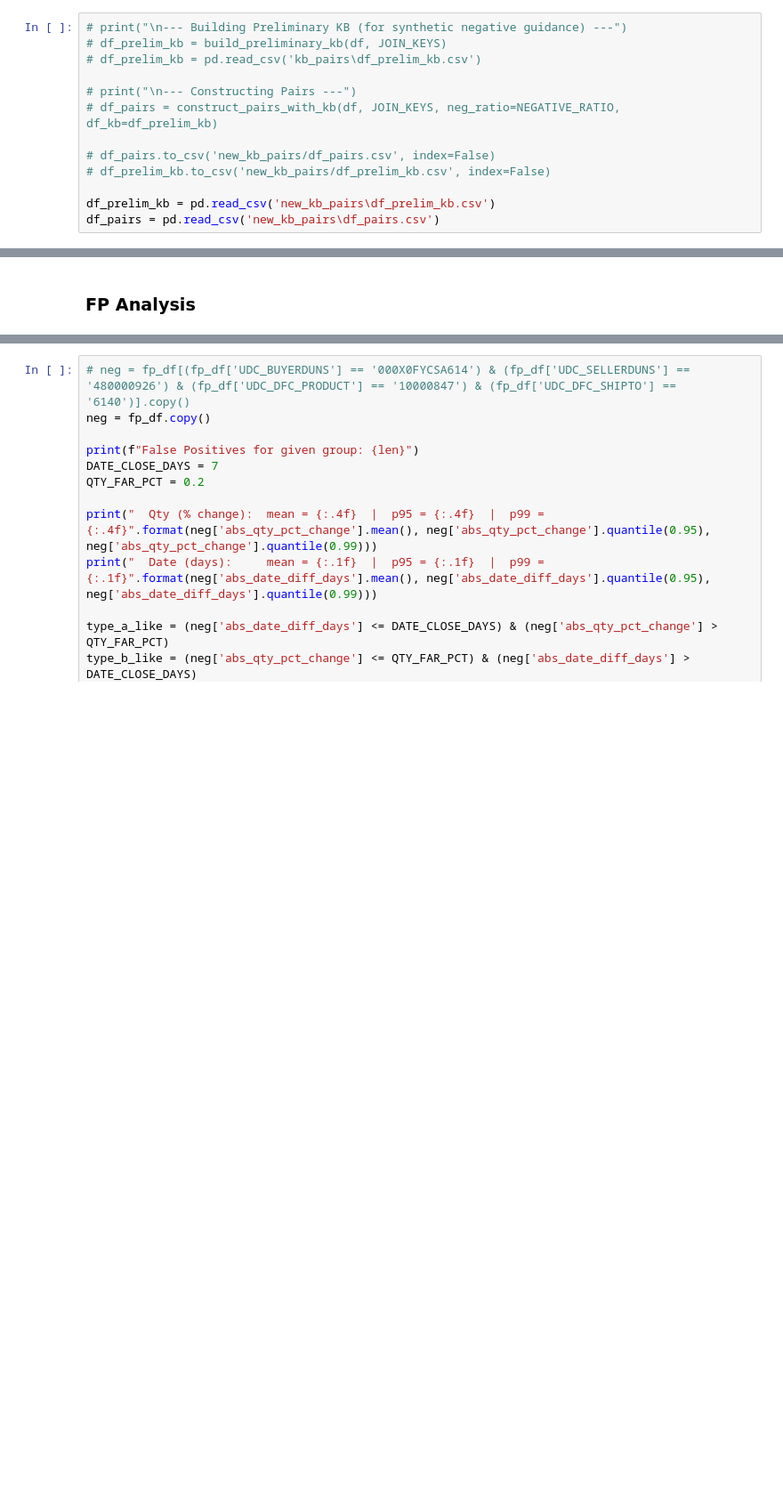
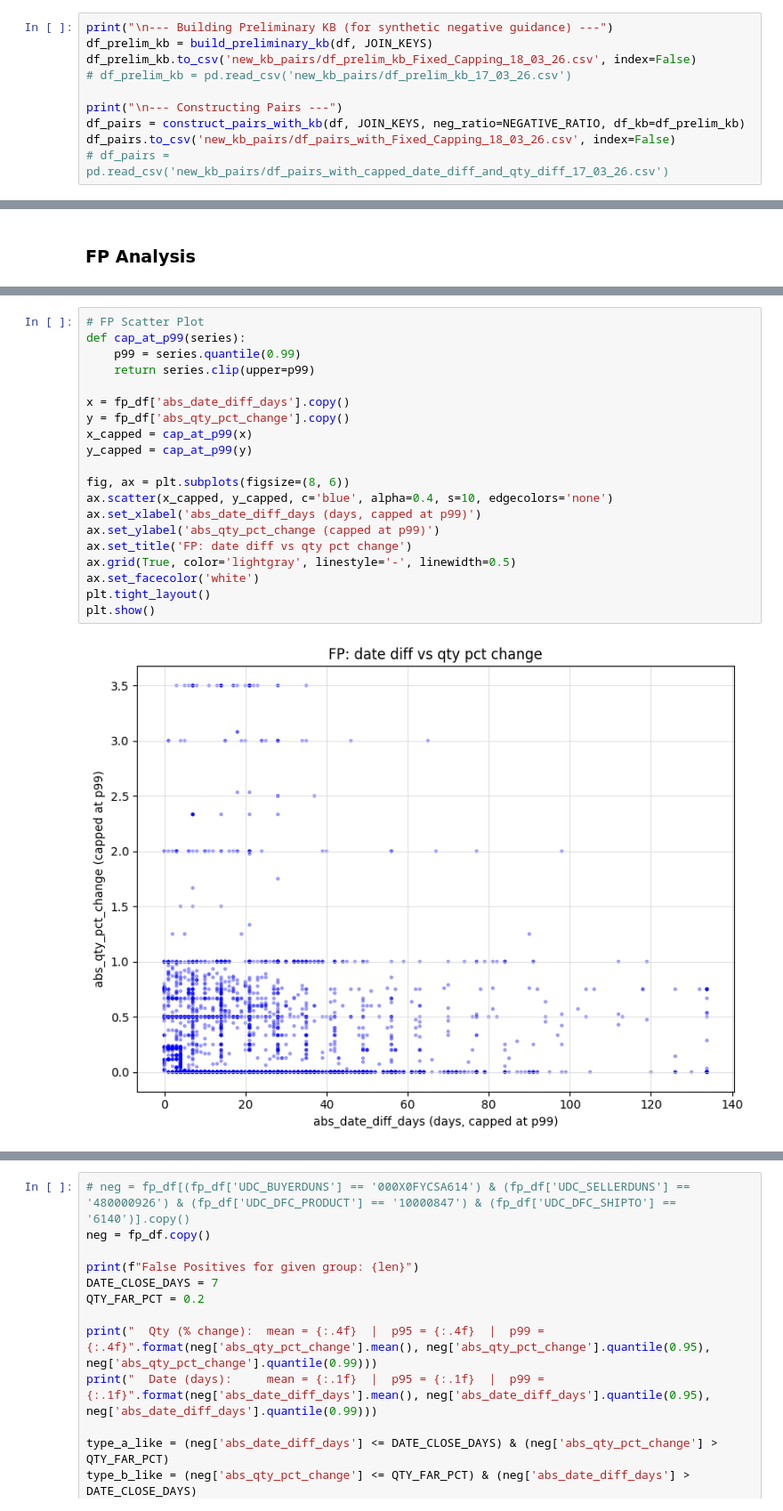
Before and after one commit to itsmaharshiscode/elemica, a Jupyter notebook: NEW_elemica_training_script_full_dataset.ipynb, the cells around one changed output, grey strips where cells are left out. Shown at 89% size. Cells and saved outputs as stored; diff of their text form; blank space fills up the shorter version.

```diff
--- a/NEW_elemica_training_script_full_dataset.ipynb
+++ b/NEW_elemica_training_script_full_dataset.ipynb
@@ -399,13 +667,10 @@ df.info()
 # %%
-# print("\n--- Building Preliminary KB (for synthetic negative guidance) ---")
-# df_prelim_kb = build_preliminary_kb(df, JOIN_KEYS)
-# df_prelim_kb = pd.read_csv('kb_pairs\df_prelim_kb.csv')
+print("\n--- Building Preliminary KB (for synthetic negative guidance) ---")
+df_prelim_kb = build_preliminary_kb(df, JOIN_KEYS)
+df_prelim_kb.to_csv('new_kb_pairs/df_prelim_kb_Fixed_Capping_18_03_26.csv', index=False)
+# df_prelim_kb = pd.read_csv('new_kb_pairs/df_prelim_kb_17_03_26.csv')
 
-# print("\n--- Constructing Pairs ---")
-# df_pairs = construct_pairs_with_kb(df, JOIN_KEYS, neg_ratio=NEGATIVE_RATIO, df_kb=df_prelim_kb)
-
-# df_pairs.to_csv('new_kb_pairs/df_pairs.csv', index=False)
-# df_prelim_kb.to_csv('new_kb_pairs/df_prelim_kb.csv', index=False)
-
-df_prelim_kb = pd.read_csv('new_kb_pairs\df_prelim_kb.csv')
-df_pairs = pd.read_csv('new_kb_pairs\df_pairs.csv')
+print("\n--- Constructing Pairs ---")
+df_pairs = construct_pairs_with_kb(df, JOIN_KEYS, neg_ratio=NEGATIVE_RATIO, df_kb=df_prelim_kb)
+df_pairs.to_csv('new_kb_pairs/df_pairs_with_Fixed_Capping_18_03_26.csv', index=False)
+# df_pairs = pd.read_csv('new_kb_pairs/df_pairs_with_capped_date_diff_and_qty_diff_17_03_26.csv')
@@ -1890,0 +2427,22 @@ fp_df[fp_df['abs_qty_pct_change'] == 0].head()
+# %%
+# FP Scatter Plot
+def cap_at_p99(series):
+    p99 = series.quantile(0.99)
+    return series.clip(upper=p99)
+
+x = fp_df['abs_date_diff_days'].copy()
+y = fp_df['abs_qty_pct_change'].copy()
+x_capped = cap_at_p99(x)
+y_capped = cap_at_p99(y)
+
+fig, ax = plt.subplots(figsize=(8, 6))
+ax.scatter(x_capped, y_capped, c='blue', alpha=0.4, s=10, edgecolors='none')
+ax.set_xlabel('abs_date_diff_days (days, capped at p99)')
+ax.set_ylabel('abs_qty_pct_change (capped at p99)')
+ax.set_title('FP: date diff vs qty pct change')
+ax.grid(True, color='lightgray', linestyle='-', linewidth=0.5)
+ax.set_facecolor('white')
+plt.tight_layout()
+plt.show()
+# %% [output]
+[figure, added]
```
Also changed, not shown: parts of 63 cells of this notebook.
